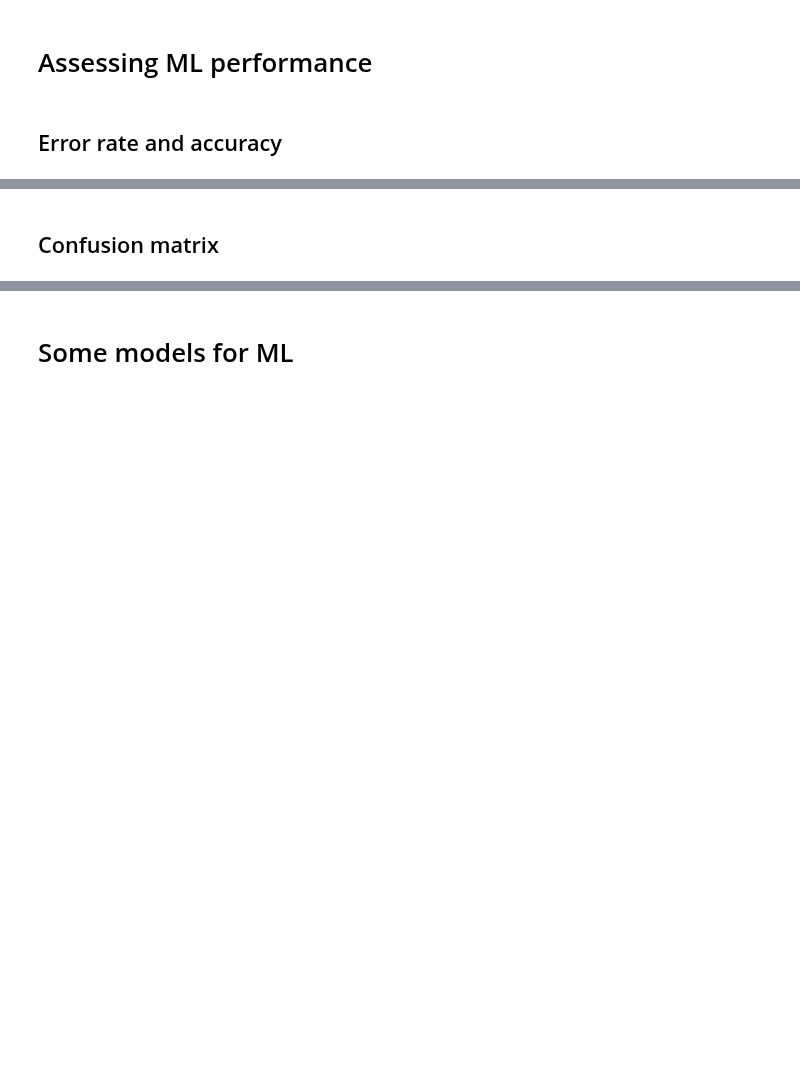
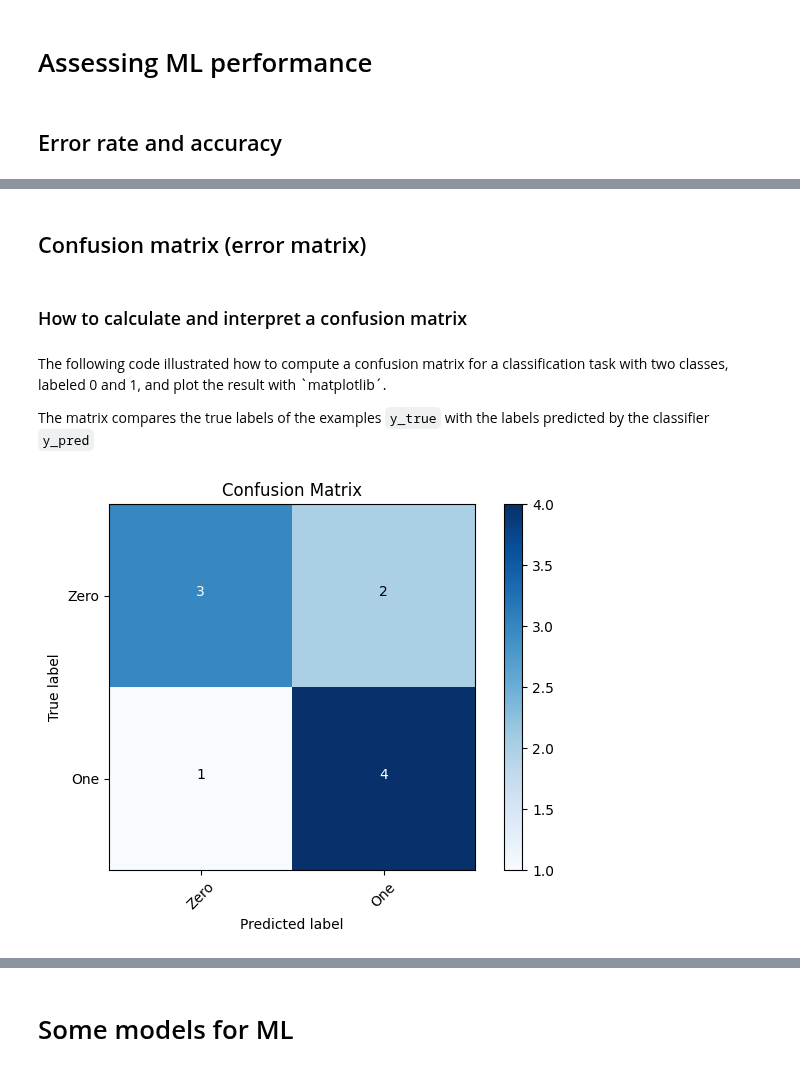
Before and after one commit to isa-ulisboa/greends-pml-2022-2023, a Jupyter notebook: ML_overview_with_examples.ipynb, the cells around one changed output, grey strips where cells are left out. Drawn from its saved outputs; the diff is of its cells as text; code cells hidden in the pictures; blank space fills up the shorter version.

```diff
--- a/ML_overview_with_examples.ipynb
+++ b/ML_overview_with_examples.ipynb
@@ -480,4 +480,41 @@ At this point it should be clear what `epoch`, `train_loss`, `valid_loss` and `e
 There are many metrics other than `error_rate` for measuring the performance of *regression* and *classification* problems. For instance, `scikit-learn` provides the metrics listed in
 https://scikit-learn.org/stable/modules/classes.html#module-sklearn.metrics. The package `fastai`  includes  all metrics from `scikit-learn` and some additional ones. The documentation is available at https://docs.fast.ai/metrics.html.
 # %% [markdown]
-## Confusion matrix
+## Confusion matrix (error matrix)
+# %% [markdown]
+### How to calculate and interpret a confusion matrix
+# %% [markdown]
+The following code illustrated how to compute a confusion matrix for a classification task with two classes, labeled 0 and 1, and plot the result with `matplotlib´.
+
+The matrix compares the true labels of the examples `y_true` with the labels predicted by the classifier `y_pred`
+# %%
+from sklearn.metrics import confusion_matrix
+import numpy as np
+import matplotlib.pyplot as plt # to plot
+# Actual labels
+y_true = np.array([0, 1, 0, 1, 1, 0, 1, 0, 0, 1])
+# Predicted labels
+y_pred = np.array([0, 1, 1, 1, 0, 0, 1, 0, 1, 1])
+# Compute confusion matrix
+cm = confusion_matrix(y_true, y_pred)
+# Define class labels
+classes = ['Zero', 'One']
+# Plot confusion matrix
+plt.imshow(cm, interpolation='nearest', cmap=plt.cm.Blues)
+plt.title('Confusion Matrix')
+plt.colorbar()
+tick_marks = np.arange(len(classes))
+plt.xticks(tick_marks, classes, rotation=45)
+plt.yticks(tick_marks, classes)
+plt.xlabel('Predicted label')
+plt.ylabel('True label')
+# Fill in confusion matrix with values
+thresh = cm.max() / 2.
+for i, j in np.ndindex(cm.shape):
+    plt.text(j, i, format(cm[i, j], 'd'),
+             horizontalalignment='center',
+             color='white' if cm[i, j] > thresh else 'black')
+plt.tight_layout()
+plt.show()
+# %% [output]
+[figure, added]
```
Also changed, not shown: parts of 2 cells of this notebook.
